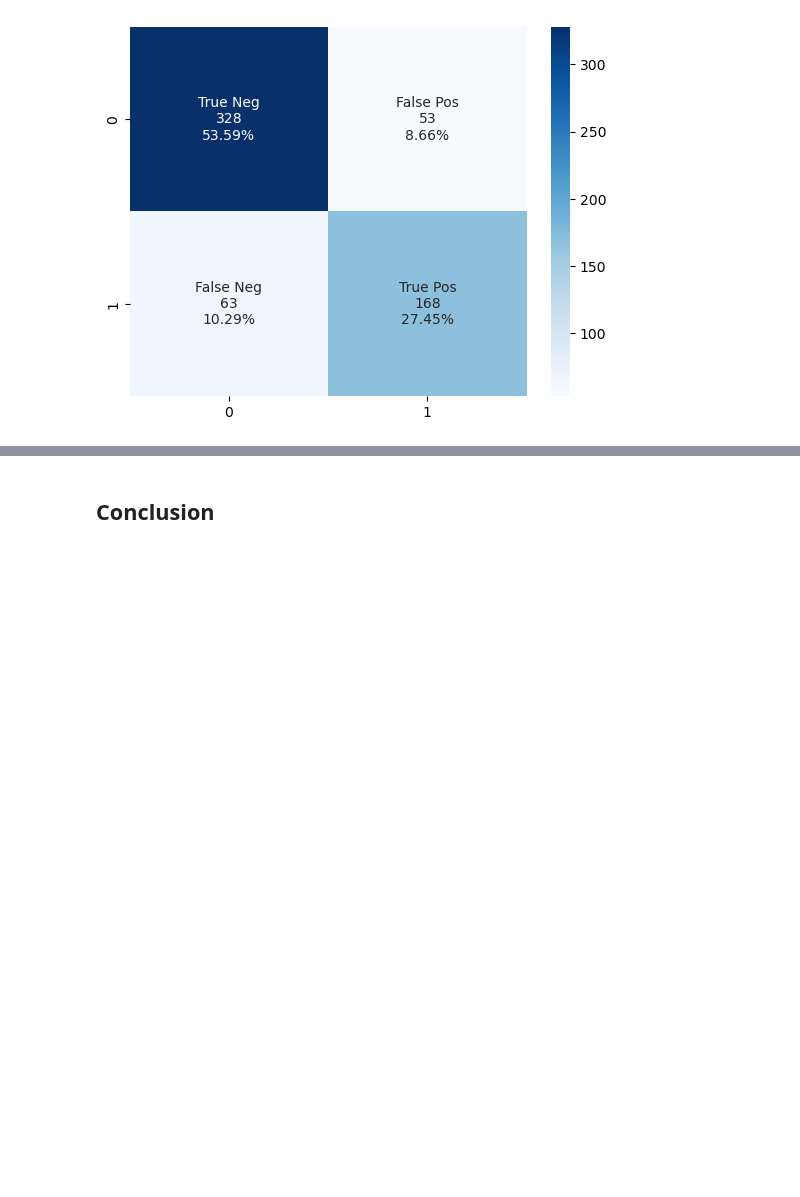
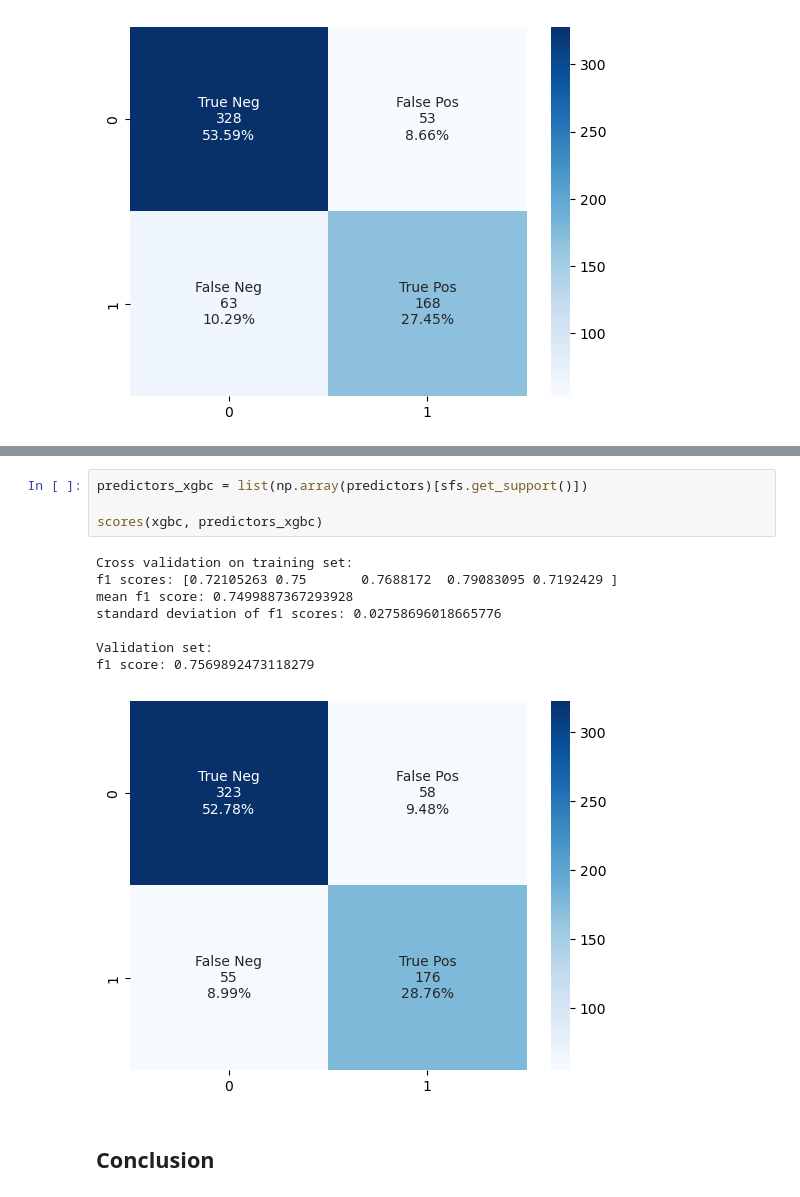
Before and after one commit to seckinadali/Predicting-Bundesliga, a Jupyter notebook: predict.ipynb, the cells around one changed output, grey strips where cells are left out. Cells and saved outputs as stored; diff of their text form; blank space fills up the shorter version.

```diff
--- a/predict.ipynb
+++ b/predict.ipynb
@@ -473,3 +563,16 @@ f1 score: 0.743362831858407
+# %%
+predictors_xgbc = list(np.array(predictors)[sfs.get_support()])
+
+scores(xgbc, predictors_xgbc)
+# %% [output]
+Cross validation on training set:
+f1 scores: [0.72105263 0.75       0.7688172  0.79083095 0.7192429 ]
+mean f1 score: 0.7499887367293928
+standard deviation of f1 scores: 0.02758696018665776
+
+Validation set:
+f1 score: 0.7569892473118279
+[figure, added]
 # %% [markdown]
 ## Conclusion
 # %%
```
Also changed, not shown: parts of 16 cells of this notebook.
